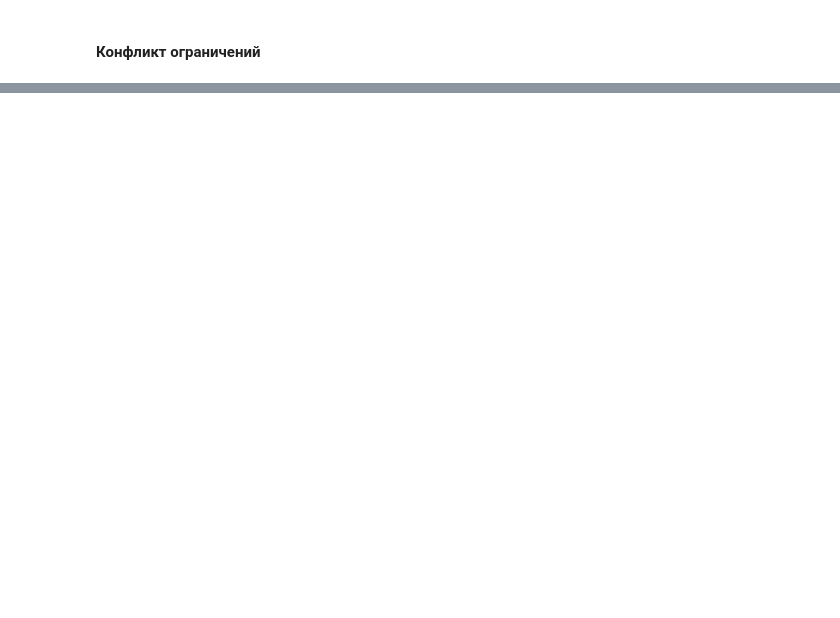
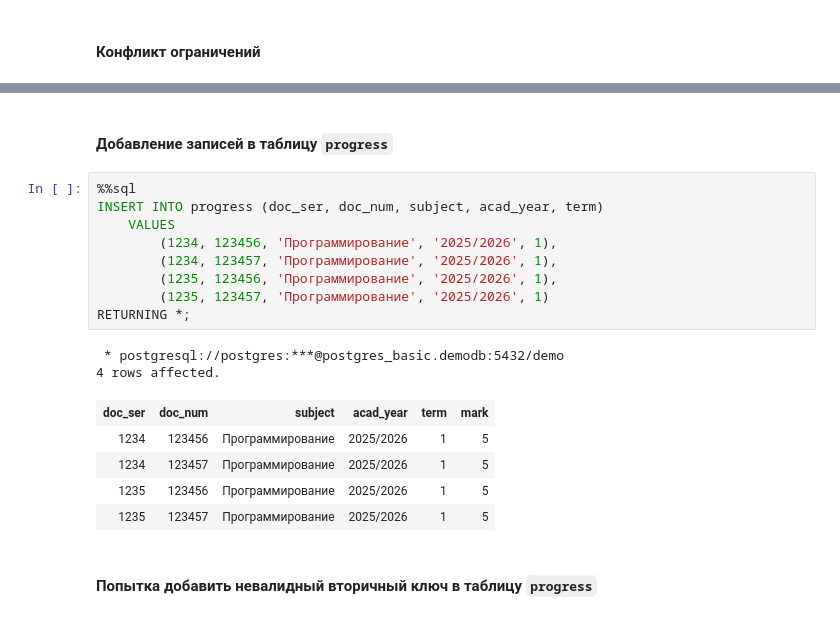
Before and after one commit to vowatchka/postgres_basic, a Jupyter notebook: practices/5_ddl_basic/sql.ipynb, the cells around one changed output, grey strips where cells are left out. Drawn from its saved outputs; the diff is of its cells as text; blank space fills up the shorter version.

Commit message:
5 ddl basic: tasks 3-6 completed (sql)

```diff
--- a/practices/5_ddl_basic/sql.ipynb
+++ b/practices/5_ddl_basic/sql.ipynb
@@ -241,0 +549,21 @@ Done.
+# %% [markdown]
+#### Добавление записей в таблицу `progress`
+# %%
+%%sql
+INSERT INTO progress (doc_ser, doc_num, subject, acad_year, term)
+    VALUES
+        (1234, 123456, 'Программирование', '2025/2026', 1),
+        (1234, 123457, 'Программирование', '2025/2026', 1),
+        (1235, 123456, 'Программирование', '2025/2026', 1),
+        (1235, 123457, 'Программирование', '2025/2026', 1)
+RETURNING *;
+# %% [output]
+ * postgresql://postgres:***@postgres_basic.demodb:5432/demo
+4 rows affected.
+| doc_ser | doc_num | subject | acad_year | term | mark |
+| 1234 | 123456 | Программирование | 2025/2026 | 1 | 5 |
+| 1234 | 123457 | Программирование | 2025/2026 | 1 | 5 |
+| 1235 | 123456 | Программирование | 2025/2026 | 1 | 5 |
+| 1235 | 123457 | Программирование | 2025/2026 | 1 | 5 |
+# %% [markdown]
+#### Попытка добавить невалидный вторичный ключ в таблицу `progress`
```
Also changed, not shown: parts of 39 cells of this notebook.
